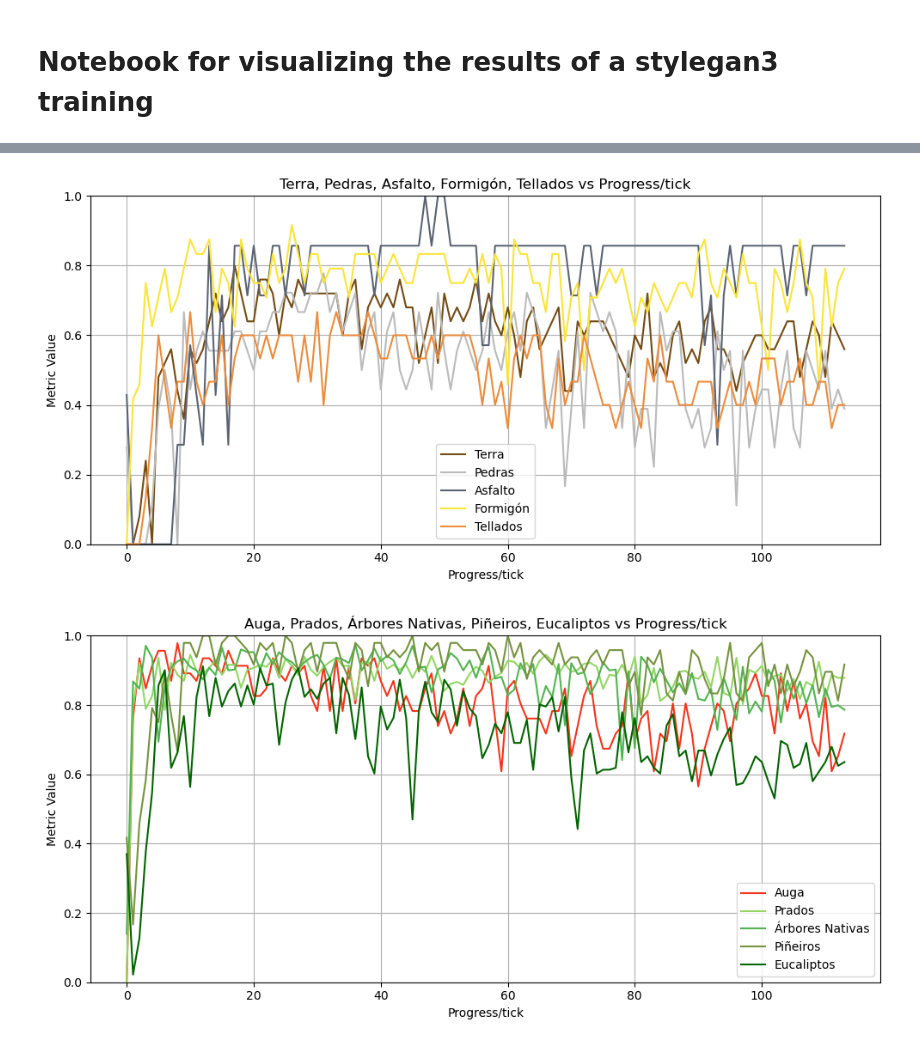
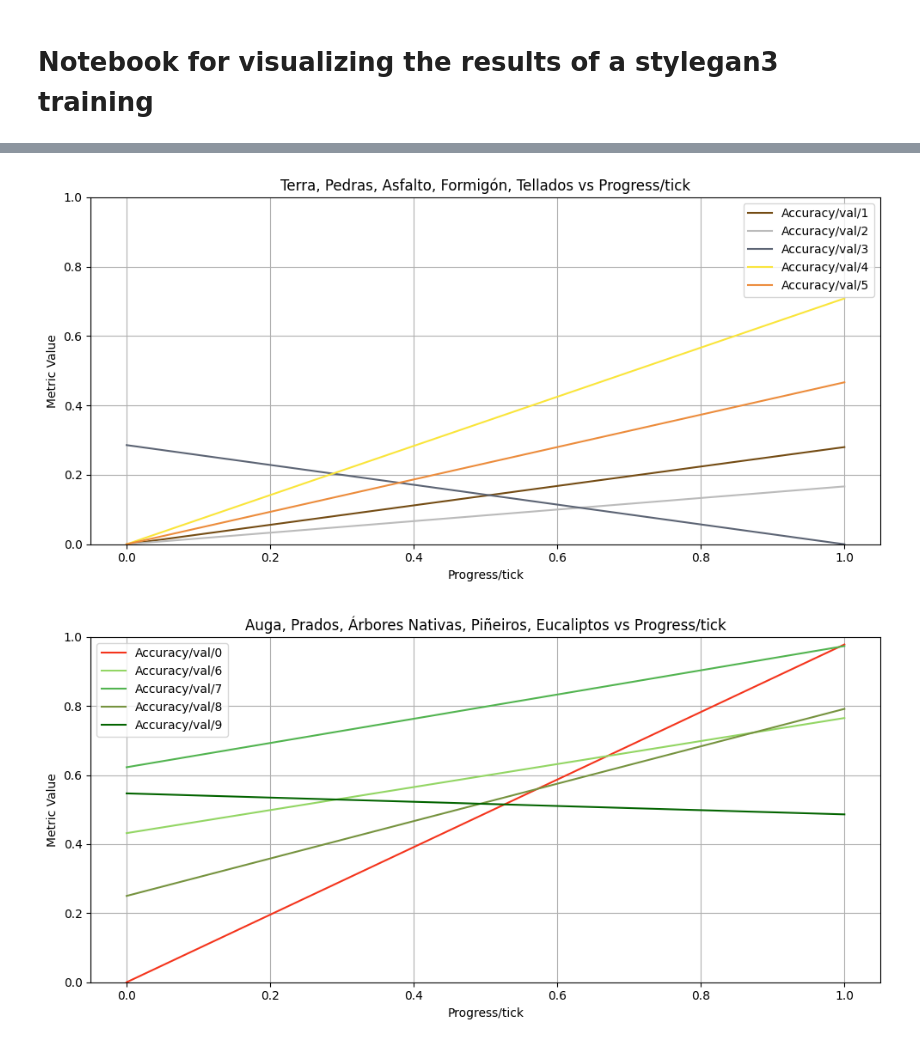
Before and after one commit to antongomez/Conditional-StyleGAN3, a Jupyter notebook: visualize.ipynb, the cells around one changed output, grey strips where cells are left out. Cells and saved outputs as stored; diff of their text form; code cells hidden in the pictures.

```diff
--- a/visualize.ipynb
+++ b/visualize.ipynb
@@ -2,10 +2,9 @@
 # Notebook for visualizing the results of a stylegan3 training
 # %%
 import os, json
-import matplotlib.pyplot as plt
 
 results_dir = "training-runs/OITAVEN_TRAIN"
-experiment_name = "00002-stylegan3-t-oitaven_train-gpus2-batch64-gamma0.125"
+experiment_name = "00000-stylegan3-t-oitaven_train-gpus1-batch32-gamma0.125"
 
 file_name = "stats.jsonl"
 
@@ -647,50 +506,48 @@ if "oitaven" in experiment_name:
     colors = [class_colors[c] for c in minority_class_labels]
     plot_metric(
         metrics,
-        metrics_to_plot=[f"Accuracy/val/{c}" for c in minority_class_labels],
+        metrics=[f"Accuracy/val/{c}" for c in minority_class_labels],
         x_axis="Progress/tick",
         marker=None,
         ylim=(0, 1),
         colors=colors,
         title="Terra, Pedras, Asfalto, Formigón, Tellados vs Progress/tick",
-        labels=[class_names[c] for c in minority_class_labels],
     )
     mayority_class_labels = [0, 6, 7, 8, 9]
     colors = [class_colors[c] for c in mayority_class_labels]
     plot_metric(
         metrics,
-        metrics_to_plot=[f"Accuracy/val/{c}" for c in mayority_class_labels],
+        metrics=[f"Accuracy/val/{c}" for c in mayority_class_labels],
         x_axis="Progress/tick",
         marker=None,
         ylim=(0, 1),
         colors=colors,
         title="Auga, Prados, Árbores Nativas, Piñeiros, Eucaliptos vs Progress/tick",
-        labels=[class_names[c] for c in mayority_class_labels],
     )
 else:
     first_class_labels = [0, 1, 2, 3, 4]
     colors = [class_colors[c] for c in first_class_labels]
     plot_metric(
         metrics,
-        metrics_to_plot=[f"Accuracy/val/{c}" for c in first_class_labels],
+        metrics=[f"Accuracy/val/{c}" for c in first_class_labels],
         x_axis="Progress/tick",
         marker=None,
         ylim=(0, 1),
         colors=colors,
         title="0, 1, 2, 3, 4 vs Progress/tick",
     )
     last_class_labels = [5, 6, 7, 8, 9]
     colors = [class_colors[c] for c in last_class_labels]
     plot_metric(
         metrics,
-        metrics_to_plot=[f"Accuracy/val/{c}" for c in last_class_labels],
+        metrics=[f"Accuracy/val/{c}" for c in last_class_labels],
         x_axis="Progress/tick",
         marker=None,
         ylim=(0, 1),
         colors=colors,
         title="5, 6, 7, 8, 9 vs Progress/tick",
     )
 # %% [output]
-[figure, old version]
+[figure, new version]
-[figure, old version]
+[figure, new version]
 # %%
```
Also changed, not shown: parts of 11 cells of this notebook, 4 other files.
